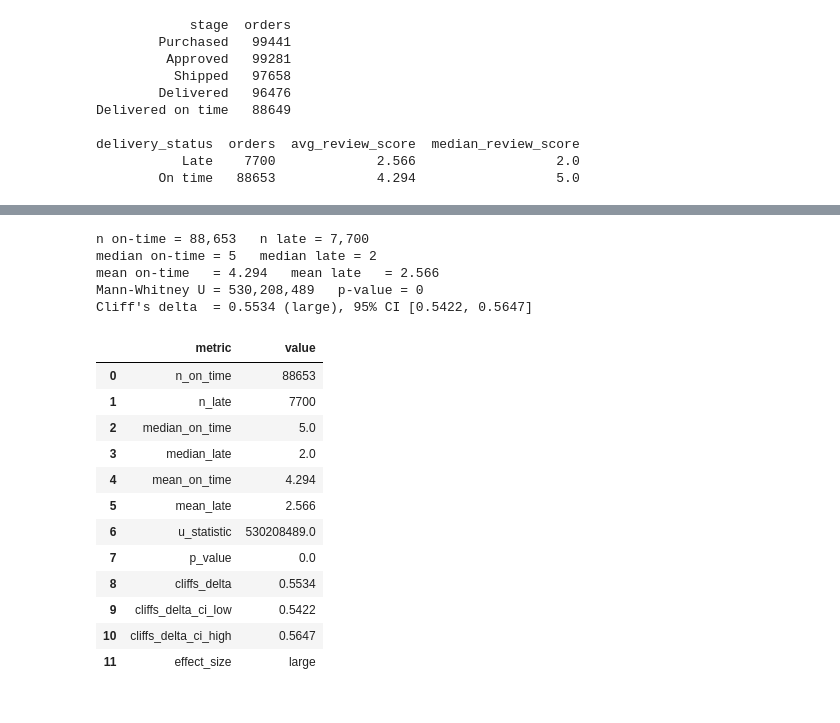
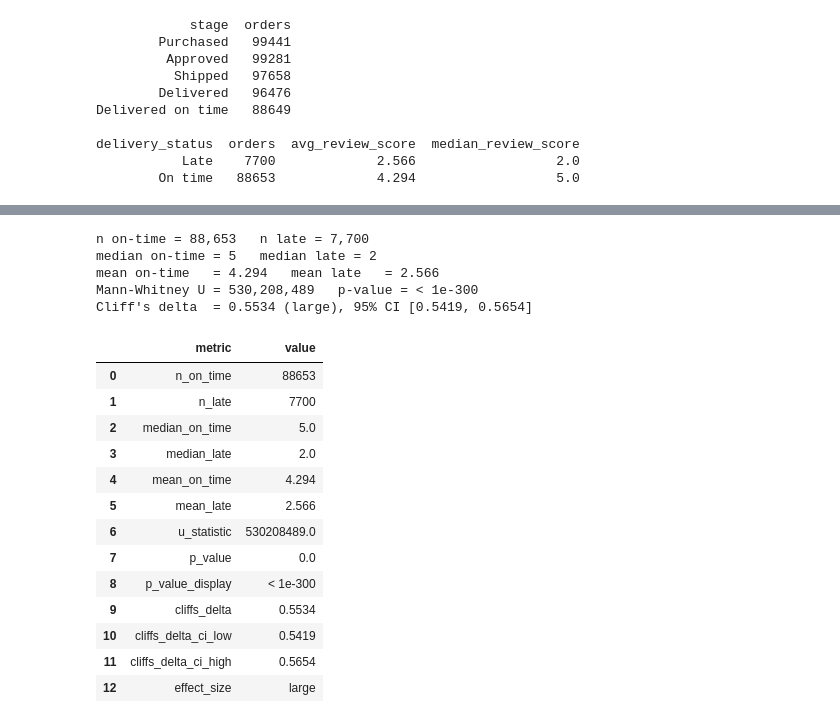
Before and after one commit to hilhool/olist-analytics, a Jupyter notebook: analytics/raw.ipynb, the cells around one changed output, grey strips where cells are left out. Drawn from its saved outputs; the diff is of its cells as text; code cells hidden in the pictures.

Commit message:
Address review: observational framing, robust dashboard, dedup SQL view, honest p-value

```diff
--- a/analytics/raw.ipynb
+++ b/analytics/raw.ipynb
@@ -5,7 +5,9 @@ from pathlib import Path
 
 DATA_DIR = Path.cwd().parent / "data"
 
-con = duckdb.connect("olist.duckdb")
+# In-memory DuckDB: every table below is a VIEW over the raw CSVs, so there is
+# nothing to persist. This avoids a stray .duckdb file and any file-lock issues.
+con = duckdb.connect()
 
 tables = {
     "orders":      "olist_orders_dataset.csv",
@@ -503,18 +536,13 @@ just the p-value:
 import numpy as np
 from scipy.stats import mannwhitneyu
 
-# Pull review scores for delivered orders, tagged on-time vs late.
+# Pull review scores for delivered orders, tagged on-time vs late (reusing the
+# orders_delivery view defined in Block 4).
 scores = con.execute("""
-    SELECT
-        CASE WHEN o.order_delivered_customer_date
-                  > o.order_estimated_delivery_date
-             THEN 'Late' ELSE 'On time' END AS delivery_status,
-        r.review_score
-    FROM orders o
+    SELECT o.delivery_status, r.review_score
+    FROM orders_delivery o
     JOIN reviews r ON o.order_id = r.order_id
-    WHERE o.order_status = 'delivered'
-      AND o.order_delivered_customer_date IS NOT NULL
-      AND r.review_score IS NOT NULL
+    WHERE r.review_score IS NOT NULL
 """).df()
 
 on_time = scores.loc[scores.delivery_status == "On time", "review_score"].to_numpy()
@@ -522,7 +550,12 @@ late = scores.loc[scores.delivery_status == "Late", "review_score"].to_numpy()
 
 
 def cliffs_delta(x, y):
-    """Cliff's delta via the Mann-Whitney U identity: d = 2U/(n*m) - 1."""
+    """Cliff's delta via the Mann-Whitney U identity: d = 2U/(n*m) - 1.
+
+    Note: scipy returns U for the FIRST sample (x) regardless of `alternative`;
+    only the p-value depends on `alternative`, never the statistic. So using
+    'two-sided' here is correct and gives the same delta as 'greater'.
+    """
     u, _ = mannwhitneyu(x, y, alternative="two-sided")
     return 2.0 * u / (len(x) * len(y)) - 1.0
 
@@ -543,24 +576,29 @@ boot = np.array([
 ])
 ci_low, ci_high = np.percentile(boot, [2.5, 97.5])
 
+# scipy underflows to exactly 0.0 here; report it honestly as below precision.
+p_display = "< 1e-300" if p_value == 0 else f"{p_value:.2e}"
+
 print(f"n on-time = {len(on_time):,}   n late = {len(late):,}")
 print(f"median on-time = {np.median(on_time):.0f}   median late = {np.median(late):.0f}")
 print(f"mean on-time   = {on_time.mean():.3f}   mean late   = {late.mean():.3f}")
-print(f"Mann-Whitney U = {u_stat:,.0f}   p-value = {p_value:.3g}")
+print(f"Mann-Whitney U = {u_stat:,.0f}   p-value = {p_display}")
 print(f"Cliff's delta  = {delta:.4f} ({effect_size}), "
       f"95% CI [{ci_low:.4f}, {ci_high:.4f}]")
 # %% [output]
 n on-time = 88,653   n late = 7,700
 median on-time = 5   median late = 2
 mean on-time   = 4.294   mean late   = 2.566
-Mann-Whitney U = 530,208,489   p-value = 0
-Cliff's delta  = 0.5534 (large), 95% CI [0.5422, 0.5647]
+Mann-Whitney U = 530,208,489   p-value = < 1e-300
+Cliff's delta  = 0.5534 (large), 95% CI [0.5419, 0.5654]
 # %%
 # Persist A/B test results + the score distribution for the dashboard.
+# p_value is kept numeric for comparisons; p_value_display carries the honest
+# "< 1e-300" string for the UI (scipy underflows the true value to 0.0).
 ab_result = pd.DataFrame({
     "metric": [
         "n_on_time", "n_late", "median_on_time", "median_late",
-        "mean_on_time", "mean_late", "u_statistic", "p_value",
+        "mean_on_time", "mean_late", "u_statistic", "p_value", "p_value_display",
         "cliffs_delta", "cliffs_delta_ci_low", "cliffs_delta_ci_high",
         "effect_size",
     ],
@@ -568,49 +606,43 @@ ab_result = pd.DataFrame({
         len(on_time), len(late),
         float(np.median(on_time)), float(np.median(late)),
         round(float(on_time.mean()), 3), round(float(late.mean()), 3),
-        float(u_stat), p_value,
+        float(u_stat), p_value, p_display,
         round(delta, 4), round(ci_low, 4), round(ci_high, 4),
         effect_size,
     ],
 })
 ab_result.to_csv(EXPORT_DIR / "ab_test_result.csv", index=False)
 
 ab_scores = con.execute("""
-    SELECT
-        CASE WHEN o.order_delivered_customer_date
-                  > o.order_estimated_delivery_date
-             THEN 'Late' ELSE 'On time' END AS delivery_status,
-        r.review_score,
-        COUNT(*) AS orders
-    FROM orders o
+    SELECT o.delivery_status, r.review_score, COUNT(*) AS orders
+    FROM orders_delivery o
     JOIN reviews r ON o.order_id = r.order_id
-    WHERE o.order_status = 'delivered'
-      AND o.order_delivered_customer_date IS NOT NULL
-      AND r.review_score IS NOT NULL
-    GROUP BY delivery_status, review_score
+    WHERE r.review_score IS NOT NULL
+    GROUP BY o.delivery_status, r.review_score
 """).df()
 ab_scores["pct_within_group"] = (
     ab_scores.groupby("delivery_status")["orders"]
     .transform(lambda s: round(s / s.sum() * 100, 1))
 )
 ab_scores = ab_scores.sort_values(["delivery_status", "review_score"])
 ab_scores.to_csv(EXPORT_DIR / "ab_test_scores.csv", index=False)
 
 ab_result
 # %% [output]
 |  | metric | value |
 | 0 | n_on_time | 88653 |
 | 1 | n_late | 7700 |
 | 2 | median_on_time | 5.0 |
 | 3 | median_late | 2.0 |
 | 4 | mean_on_time | 4.294 |
 | 5 | mean_late | 2.566 |
 | 6 | u_statistic | 530208489.0 |
 | 7 | p_value | 0.0 |
-| 8 | cliffs_delta | 0.5534 |
-| 9 | cliffs_delta_ci_low | 0.5422 |
-| 10 | cliffs_delta_ci_high | 0.5647 |
-| 11 | effect_size | large |
+| 8 | p_value_display | < 1e-300 |
+| 9 | cliffs_delta | 0.5534 |
+| 10 | cliffs_delta_ci_low | 0.5419 |
+| 11 | cliffs_delta_ci_high | 0.5654 |
+| 12 | effect_size | large |
 # %% [markdown]
 ## Conclusions
 
```
Also changed, not shown: parts of 6 cells of this notebook, 5 other files.
